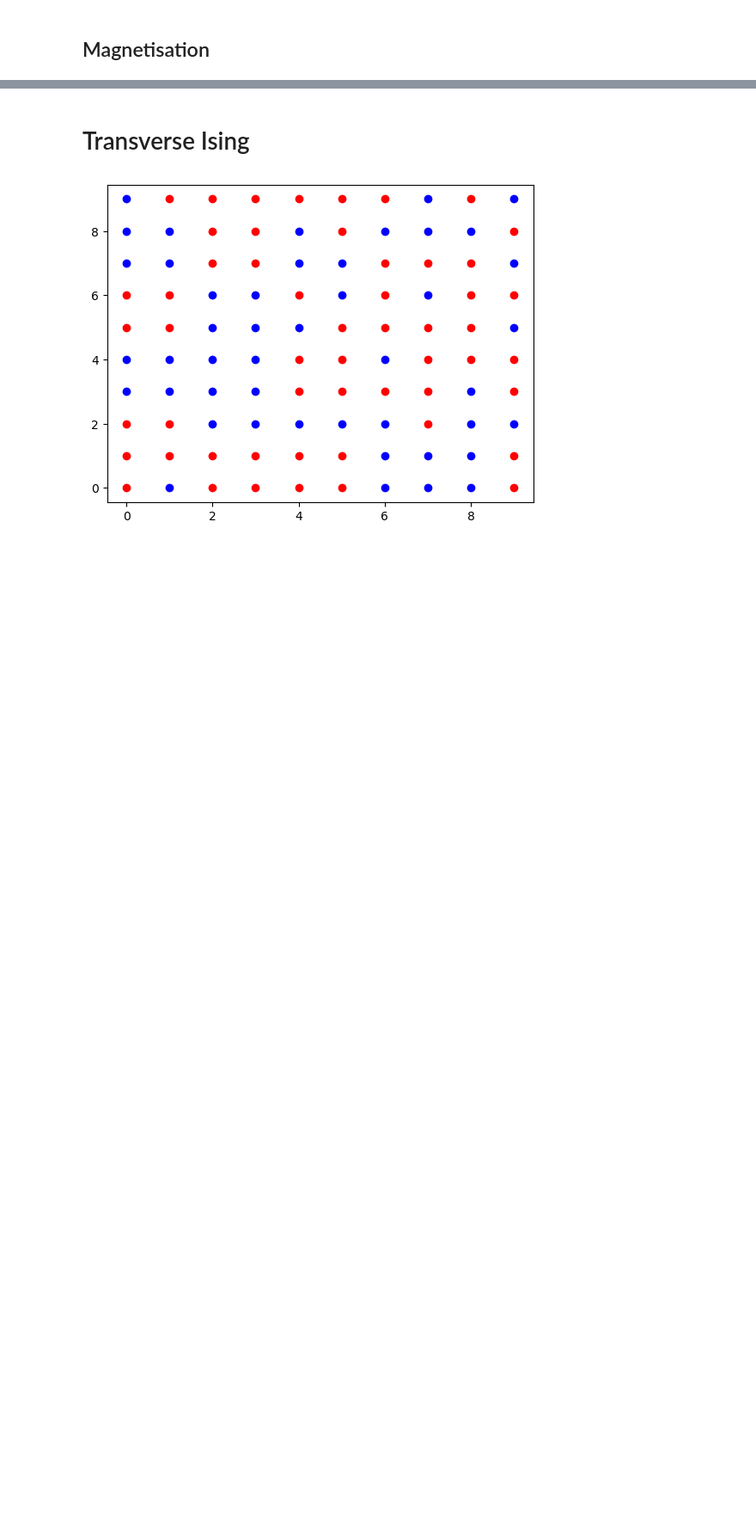
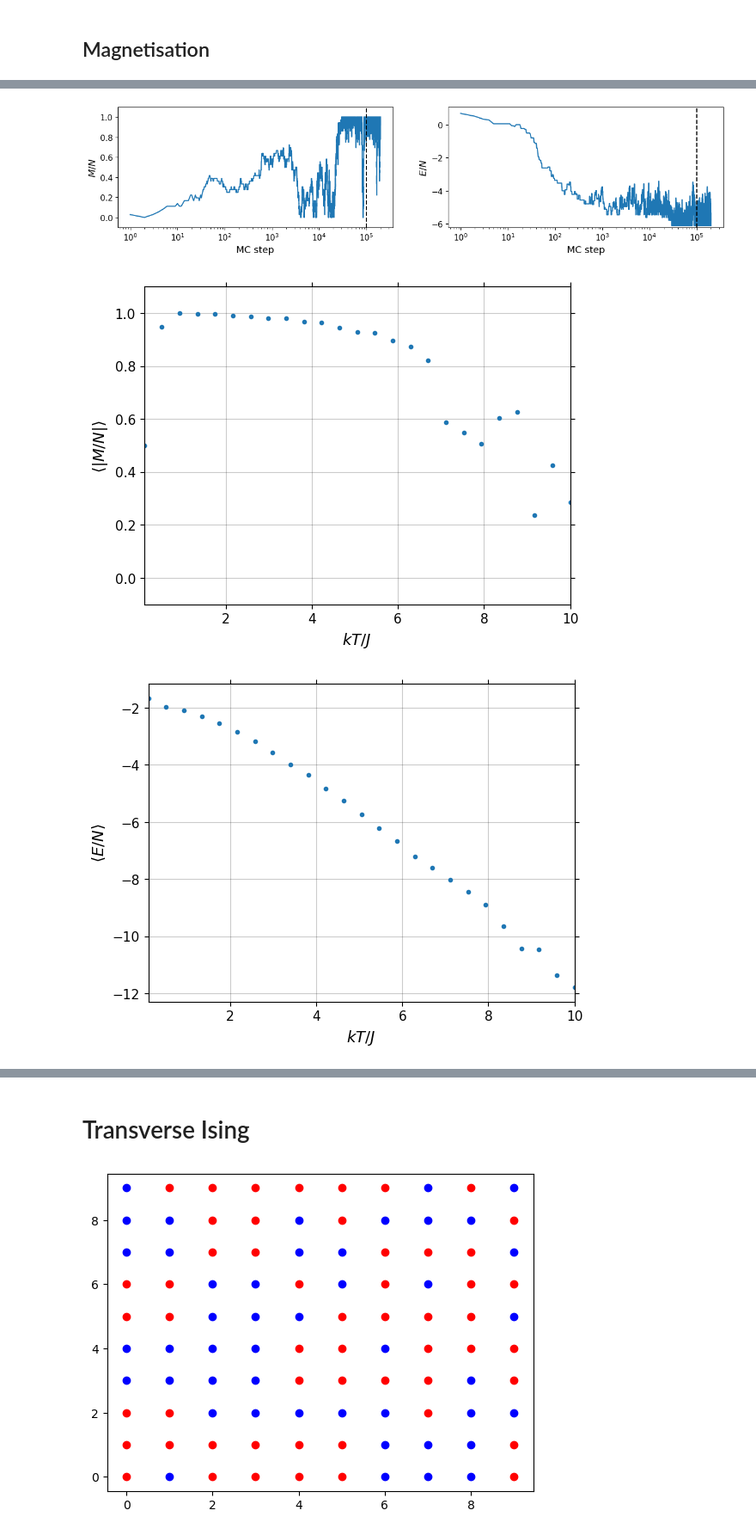
Before and after one commit to MathieuFerey/Transerve-Ising-Model, a Jupyter notebook: Transverse_Ising.ipynb, the cells around one changed output, grey strips where cells are left out. Shown at 86% size. Drawn from its saved outputs; the diff is of its cells as text; code cells hidden in the pictures; blank space fills up the shorter version.

```diff
--- a/Transverse_Ising.ipynb
+++ b/Transverse_Ising.ipynb
@@ -198,0 +122,35 @@ plt.show()
+# %%
+Nx, Ny, Nz = 3, 3, 8 # size of the lattice
+J = 1
+Gamma = 1
+
+Neq = 100000 # number of MC steps for equilibrium
+Nsteps = 100000 # number of MC sample for average
+
+
+T = np.linspace(0.1,10,25)
+
+M = np.zeros(len(T))
+E = np.zeros(len(T))
+
+
+for i in tqdm(range(len(T))) :
+    t = T[i]
+    plot_MC = False
+    if i == len(T)//2 : plot_MC = True
+    Mt,Et = MC_configurations(Nx,Ny,Nz,J,Gamma,1/t,Neq,Nsteps,plot_MC=plot_MC)
+    M[i] = np.sum(Mt)/Nsteps
+    E[i] = np.sum(Et)/Nsteps
+
+
+create_plot(r'$kT_\mathrm{cl}/J$',r'$\langle |M/N|\rangle$',[T[0]/J,T[-1]/J],ylim=[-0.1,1.1])
+plt.plot(T/J,M/(Nx*Ny*Nz),'.')
+
+create_plot(r'$kT_\mathrm{cl}/J$',r'$\langle E/N\rangle$',[T[0]/J,T[-1]/J])
+plt.plot(T/J,E/(Nx*Ny*Nz),'.')
+
+plt.show()
+# %% [output]
+[figure, added]
+[figure, added]
+[figure, added]
```
Also changed, not shown: parts of 5 cells of this notebook, 13 other files.
